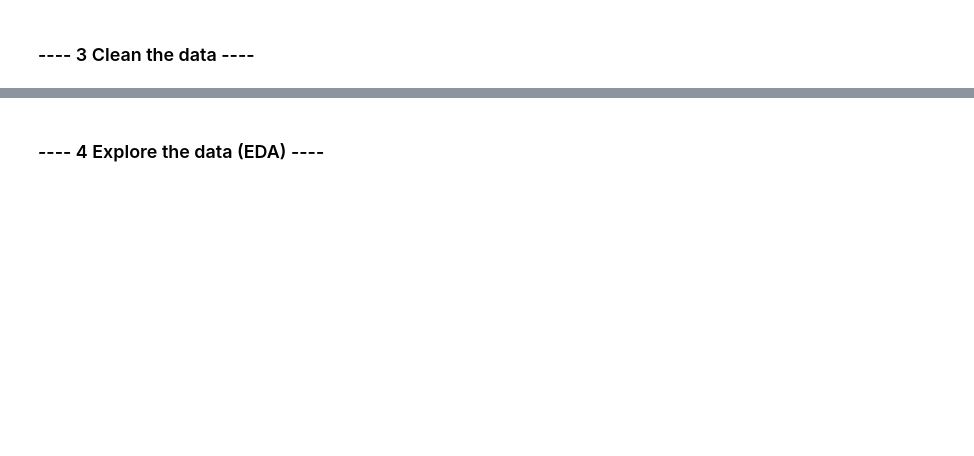
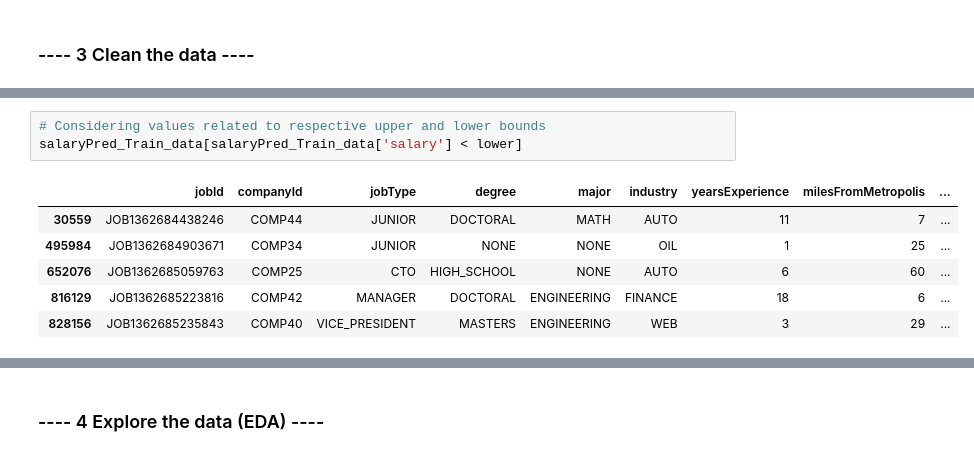
Before and after one commit to nikhilgharge4591/salaryPredictionPortfolio, a Jupyter notebook: Salary Prediction Project.ipynb, the cells around one changed output, grey strips where cells are left out. Cells and saved outputs as stored; diff of their text form; blank space fills up the shorter version.

```diff
--- a/Salary Prediction Project.ipynb
+++ b/Salary Prediction Project.ipynb
@@ -27,0 +141,10 @@ __email__ = "your email here"
+# %%
+# Considering values related to respective upper and lower bounds
+salaryPred_Train_data[salaryPred_Train_data['salary'] < lower]
+# %% [output]
+|  | jobId | companyId | jobType | degree | major | industry | yearsExperience | milesFromMetropolis | ... |
+| 30559 | JOB1362684438246 | COMP44 | JUNIOR | DOCTORAL | MATH | AUTO | 11 | 7 | ... |
+| 495984 | JOB1362684903671 | COMP34 | JUNIOR | NONE | NONE | OIL | 1 | 25 | ... |
+| 652076 | JOB1362685059763 | COMP25 | CTO | HIGH_SCHOOL | NONE | AUTO | 6 | 60 | ... |
+| 816129 | JOB1362685223816 | COMP42 | MANAGER | DOCTORAL | ENGINEERING | FINANCE | 18 | 6 | ... |
+| 828156 | JOB1362685235843 | COMP40 | VICE_PRESIDENT | MASTERS | ENGINEERING | WEB | 3 | 29 | ... |
```
Also changed, not shown: parts of 23 cells of this notebook.
